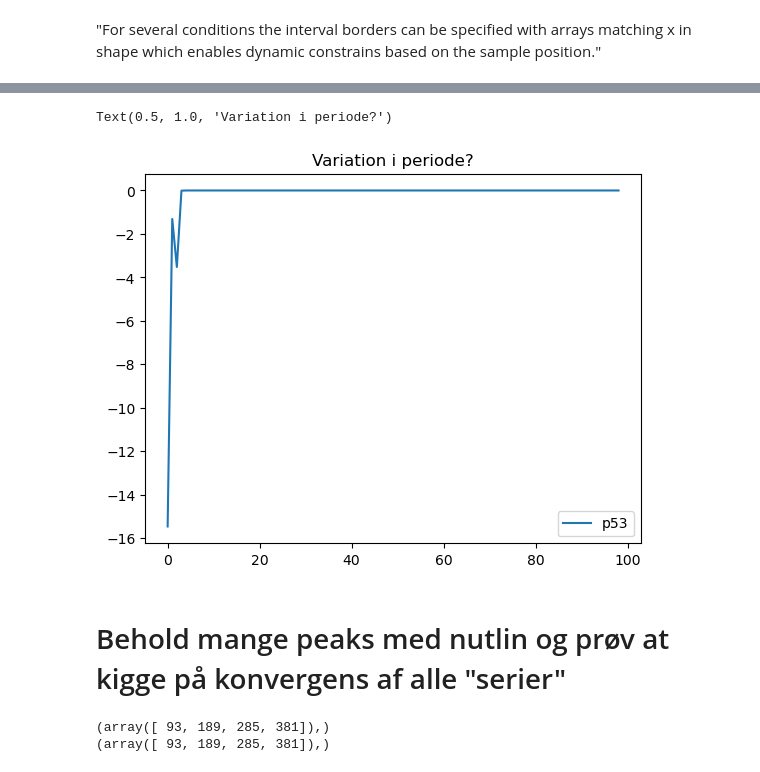
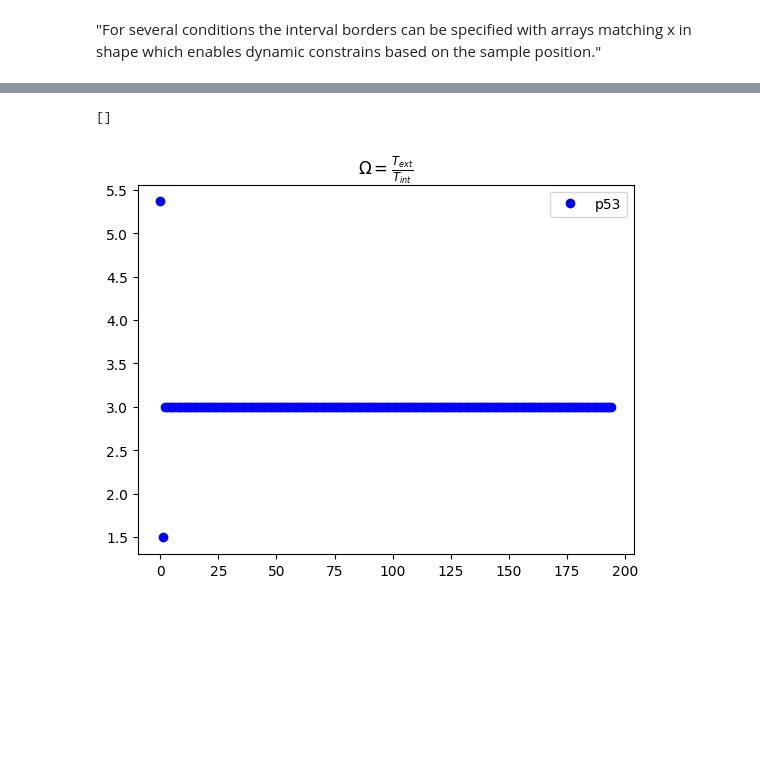
Before and after one commit to ErikBachRyhl/p53, a Jupyter notebook: Nutlin-tilføjelse.ipynb, the cells around one changed output, grey strips where cells are left out. Saved outputs shown, nothing was run; the diff lists cells and outputs as text; code cells hidden in the pictures; blank space fills up the shorter version.

Commit message:
Dagens strabadser. TODO er at få peak-separation til at virke bedre

```diff
--- a/Nutlin-tilføjelse.ipynb
+++ b/Nutlin-tilføjelse.ipynb
@@ -256,10 +247,22 @@ highest_peak_candidates, height_interval = get_peak_height(p_1)
 # %%
 # Use "get_peak_height" after running nutlin sim to get a feeling for where the highest peaks are after adding nutlin
-def find_highest_peaks_nutlin(y, reference_height):
-    height_interval = [reference_height * 0.93, reference_height * 1.07]
+def find_highest_peaks_nutlin(y, reference_height, current_OOmega):
+
+    # This is a list of clean rotation numbers, where the rtol should be very low,
+    # because the oscillations are so stable that we can easily distinguish between highest and lowest peak series without getting into problems we think.
+    nice_values = [0, 0.5, 1, 1.5, 2, 2.5, 3, 3.5]
+
+    rtol = None
+
+    if np.isin(current_OOmega, nice_values):
+        rtol = 1e-2
+    else:
+        rtol = 0.3 + 1/(10*coupling_strength) * 1/(1 + np.exp(coupling_strength)) # Arbritary sigmoid
+
+    height_interval = [reference_height - rtol, reference_height + rtol]
 
     y_peaks = find_peaks(y, height=height_interval)[0]
 
     return y_peaks
 # %%
-top_peaks_after_adding_nutlin = find_highest_peaks_nutlin(p_1, height_interval)
+top_peaks_after_adding_nutlin = find_highest_peaks_nutlin(p_1, top_peak_height_after_transient, 2)
@@ -280,2 +279,10 @@ def check_period_convergence(t, peaks):
+# %%
+def show_period_convergence(t, peaks, T_ext):
+    approx_big_omega = np.floor(len(all_p53_peaks_after_adding_nutlin)/len(top_peaks_after_adding_nutlin))
+    top_period_spacing = np.diff(t[peaks])
+    T_int = top_period_spacing / approx_big_omega
+
+    OOmega_array = np.round(T_ext / T_int, 5)
+    return OOmega_array
 # %%
-period_convergence = check_period_convergence(t_1, top_peaks_after_adding_nutlin)
+period_convergence = show_period_convergence(t_1, top_peaks_after_adding_nutlin, T_ext_sim1)
@@ -302,13 +289,12 @@ array([-1.54684419e+01, -1.31044558e+00, -3.52134052e+00, -9.45674140e-03,
 # %%
 x_dummy = np.arange(len(period_convergence))
 # %%
-plt.plot(x_dummy, period_convergence, label=r"p53")
+plt.plot(x_dummy, period_convergence, 'bo', label=r"p53")
 
 plt.legend()
 
-plt.title(f"Variation i periode?")
+plt.title(r"$\Omega = \frac{T_{ext}}{T_{int}}$")
+plt.plot()
 # %% [output]
-Text(0.5, 1.0, 'Variation i periode?')
+[]
-[figure, old version]
+[figure, new version]
-# %% [markdown]
-# Behold mange peaks med nutlin og prøv at kigge på konvergens af alle "serier"
@@ -351,6 +300,0 @@ def sort_and_split_peak_series(t, y, threshold):
-# %%
-p_peaks = sort_and_split_peak_series(t_1, p_1, 1000)[0] # Arbritary size right now of threshold
-no_of_p_series = sort_and_split_peak_series(t_1, p_1, 1000)[1] # Arbritary size right now of threshold
-# %% [output]
-(array([ 93, 189, 285, 381]),)
-(array([ 93, 189, 285, 381]),)
```
Also changed, not shown: parts of 44 cells of this notebook, 1 other file.
